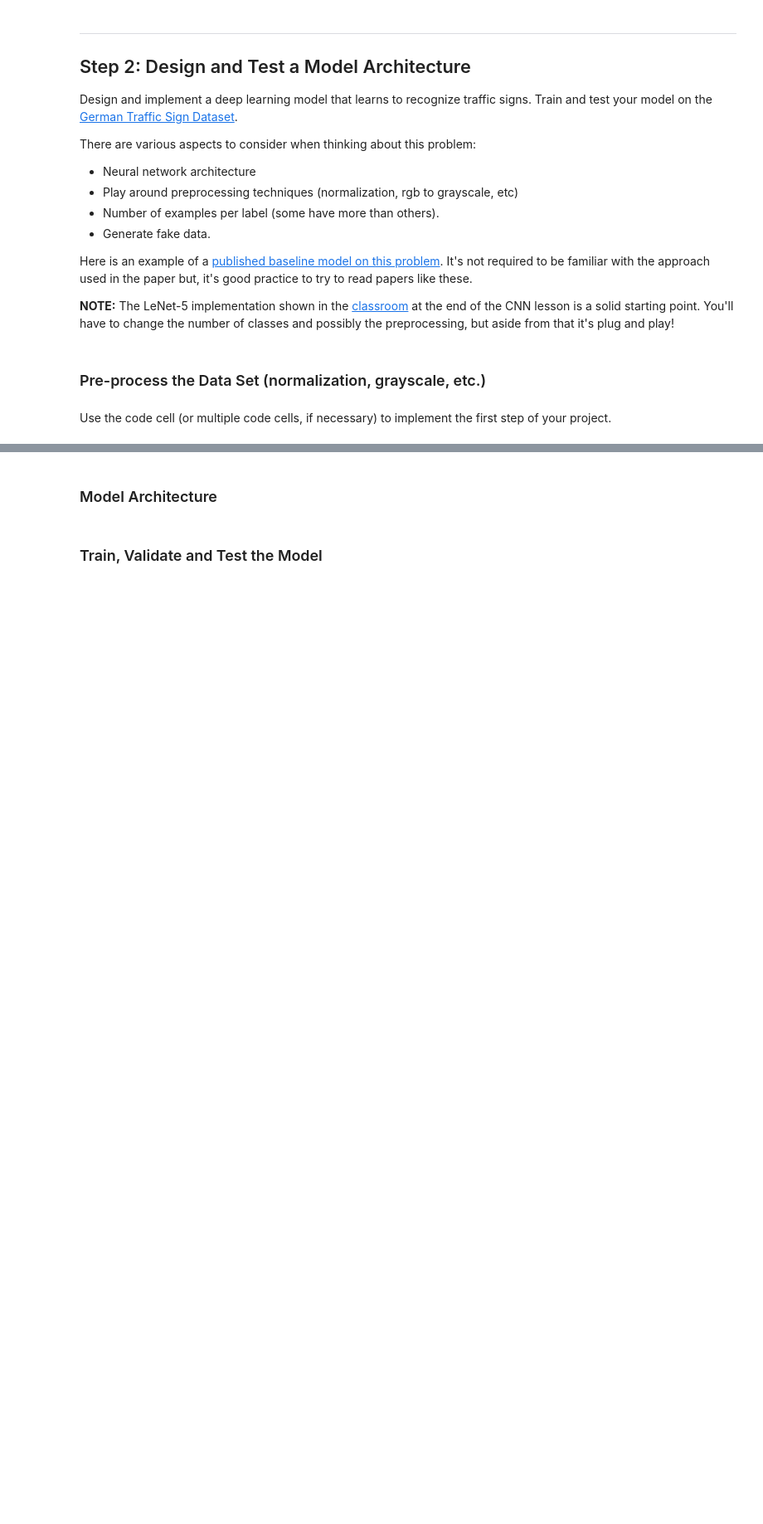
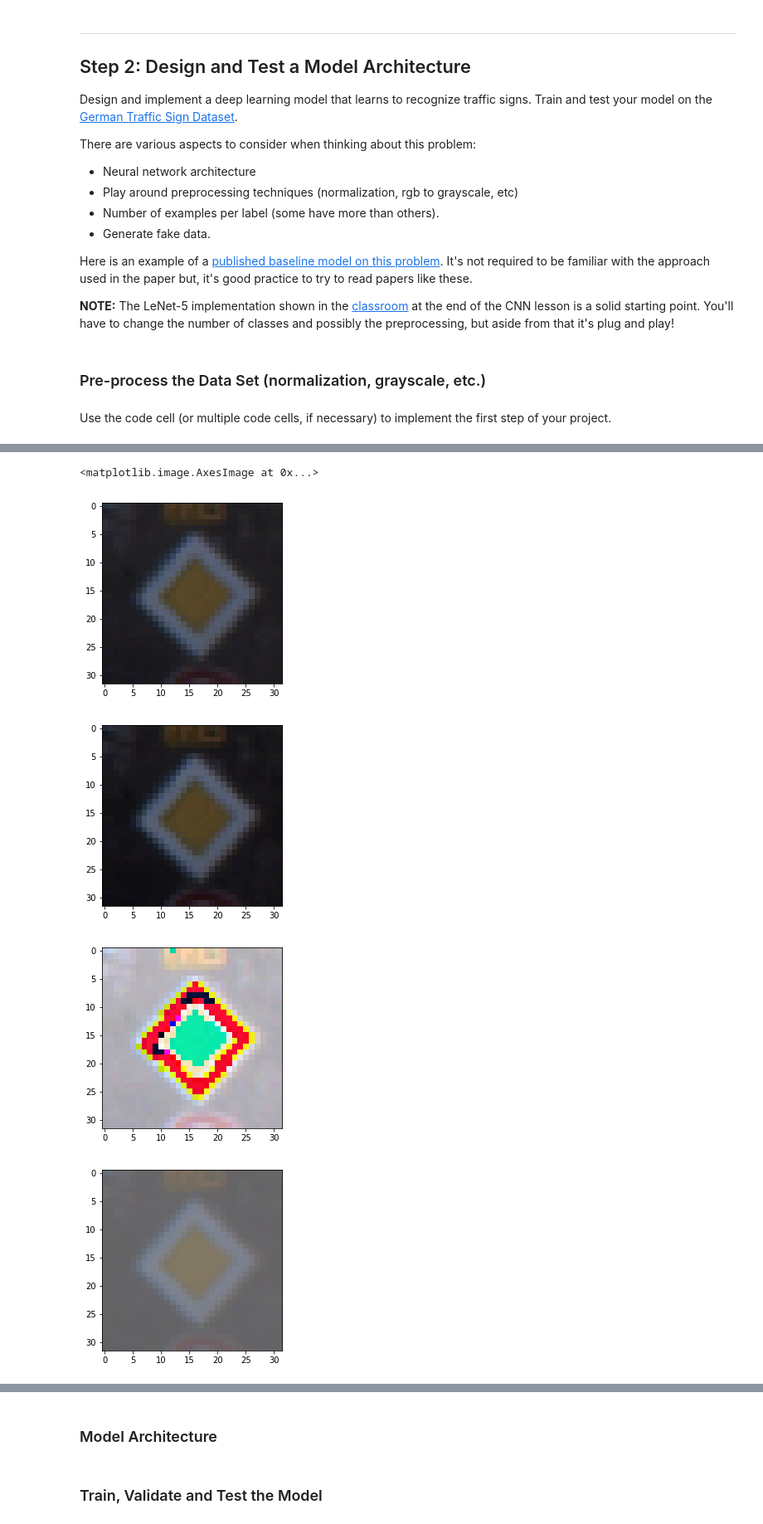
Before and after one commit to boxmein/CarND-Traffic-Sign-Classifier-Project, a Jupyter notebook: Traffic_Sign_Classifier.ipynb, the cells around one changed output, grey strips where cells are left out. Shown at 83% size. Saved outputs shown, nothing was run; the diff lists cells and outputs as text; code cells hidden in the pictures; blank space fills up the shorter version.

```diff
--- a/Traffic_Sign_Classifier.ipynb
+++ b/Traffic_Sign_Classifier.ipynb
@@ -122,7 +128,7 @@ Here is an example of a [published baseline model on this problem](http://yann.l
 # %% [markdown]
 Use the code cell (or multiple code cells, if necessary) to implement the first step of your project.
 # %%
-# Color Jitter Augment from https://github.com/dmlc/mxnet/blob/master/python/mxnet/image.py
+# Color Jitter Augment from https://github.com/dmilc/mxnet/blob/master/python/mxnet/image.py
 import random
 def RandomOrderAug(ts):
     """Apply list of augmenters in random order"""
@@ -140,16 +146,18 @@ def ColorJitterAug(brightness, contrast, saturation):
     ts = []
     coef = np.array([[[0.299, 0.587, 0.114]]])
     if brightness > 0:
-        def baug(src):
+        def baug(source):
             """Augumenter body"""
+            src = source.copy()
             alpha = 1.0 + random.uniform(-brightness, brightness)
             src *= alpha
             return [src]
         ts.append(baug)
 
     if contrast > 0:
-        def caug(src):
+        def caug(source):
             """Augumenter body"""
+            src = source.copy()
             alpha = 1.0 + random.uniform(-contrast, contrast)
             gray = src*coef
             gray = (3.0*(1.0-alpha)/gray.size)*np.sum(gray)
@@ -159,8 +167,9 @@ def ColorJitterAug(brightness, contrast, saturation):
         ts.append(caug)
 
     if saturation > 0:
-        def saug(src):
+        def saug(source):
             """Augumenter body"""
+            src = source.copy()
             alpha = 1.0 + random.uniform(-saturation, saturation)
             gray = src*coef
             gray = np.sum(gray, axis=2, keepdims=True)
@@ -200,0 +248,30 @@ plt.imshow(X_train[1])
+# %%
+# Print a random image from the training set
+
+index = random.randrange(len(X_train))
+plt.imshow(X_train[index])
+plt.figure()
+plt.imshow(X_train_colored[index * AUGS_PER_IMAGE])
+plt.figure()
+plt.imshow(X_train_colored[index * AUGS_PER_IMAGE + 1])
+
+plt.figure()
+plt.imshow(X_train_colored[index * AUGS_PER_IMAGE + 2])
+
+plt.figure()
+plt.imshow(X_train_colored[index * AUGS_PER_IMAGE + 3])
+
+plt.figure()
+plt.imshow(X_train_colored[index * AUGS_PER_IMAGE + 4])
+
+plt.figure()
+plt.imshow(X_train_colored[index * AUGS_PER_IMAGE + 5])
+
+plt.figure()
+plt.imshow(X_train_colored[index * AUGS_PER_IMAGE + 6])
+# %% [output]
+<matplotlib.image.AxesImage at 0x...>
+[figure, added]
+[figure, added]
+[figure, added]
+[figure, added]
```
Also changed, not shown: parts of 14 cells of this notebook, 5 other files.
